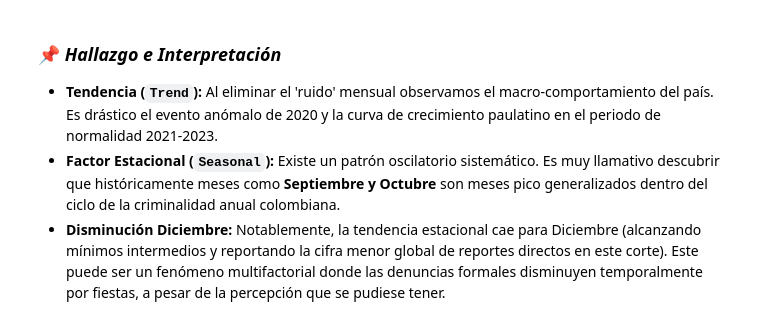
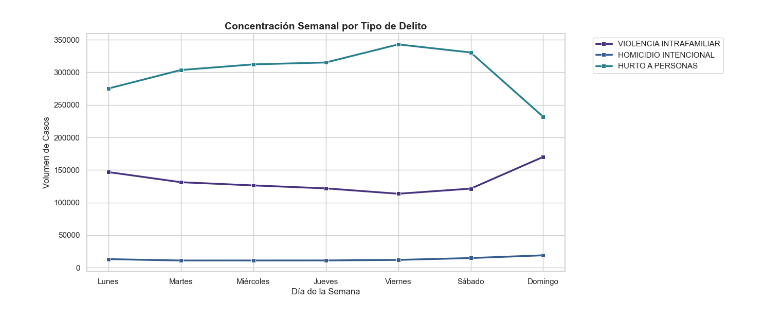
Before and after one commit to ustadistica/Datos-abiertos-Seguridad-y-Convivencia, a Jupyter notebook: notebooks/02_analisis.ipynb, the cells around one changed output. Cells and saved outputs as stored; diff of their text form; code cells hidden in the pictures.

```diff
--- a/notebooks/02_analisis.ipynb
+++ b/notebooks/02_analisis.ipynb
@@ -111,5 +102,25 @@ else:
-# %% [markdown]
-### 📌 *Hallazgo e Interpretación*
-- **Tendencia (`Trend`):** Al eliminar el 'ruido' mensual observamos el macro-comportamiento del país. Es drástico el evento anómalo de 2020 y la curva de crecimiento paulatino en el periodo de normalidad 2021-2023.
-- **Factor Estacional (`Seasonal`):** Existe un patrón oscilatorio sistemático. Es muy llamativo descubrir que históricamente meses como **Septiembre y Octubre** son meses pico generalizados dentro del ciclo de la criminalidad anual colombiana.
-- **Disminución Diciembre:** Notablemente, la tendencia estacional cae para Diciembre (alcanzando mínimos intermedios y reportando la cifra menor global de reportes directos en este corte). Este puede ser un fenómeno multifactorial donde las denuncias formales disminuyen temporalmente por fiestas, a pesar de la percepción que se pudiese tener.
+# %%
+q_dow = """
+    SELECT d.dia_semana,
+           dd.tipo_delito,
+           SUM(f.cantidad) AS total
+    FROM fact_delitos f
+    JOIN dim_fecha d ON f.fecha_key = d.fecha_key
+    JOIN dim_delito dd ON f.delito_key = dd.delito_key
+    WHERE dd.tipo_delito IN ('HURTO A PERSONAS', 'VIOLENCIA INTRAFAMILIAR', 'HOMICIDIO INTENCIONAL')
+    GROUP BY d.dia_semana, dd.tipo_delito
+    ORDER BY d.dia_semana
+"""
+df_dow = con.execute(q_dow).fetchdf()
+dias = ['Lunes', 'Martes', 'Miércoles', 'Jueves', 'Viernes', 'Sábado', 'Domingo']
+df_dow['dia_nombre'] = df_dow['dia_semana'].apply(lambda x: dias[x])
+
+plt.figure(figsize=(12, 6))
+sns.lineplot(data=df_dow, x='dia_nombre', y='total', hue='tipo_delito', marker='s', linewidth=2.5)
+plt.title('Concentración Semanal por Tipo de Delito', fontsize=14, fontweight='bold')
+plt.ylabel('Volumen de Casos')
+plt.xlabel('Día de la Semana')
+plt.legend(bbox_to_anchor=(1.05, 1), loc='upper left')
+plt.show()
+# %% [output]
+[figure, added]
```
Also changed, not shown: parts of 34 cells of this notebook, 8 other files.
